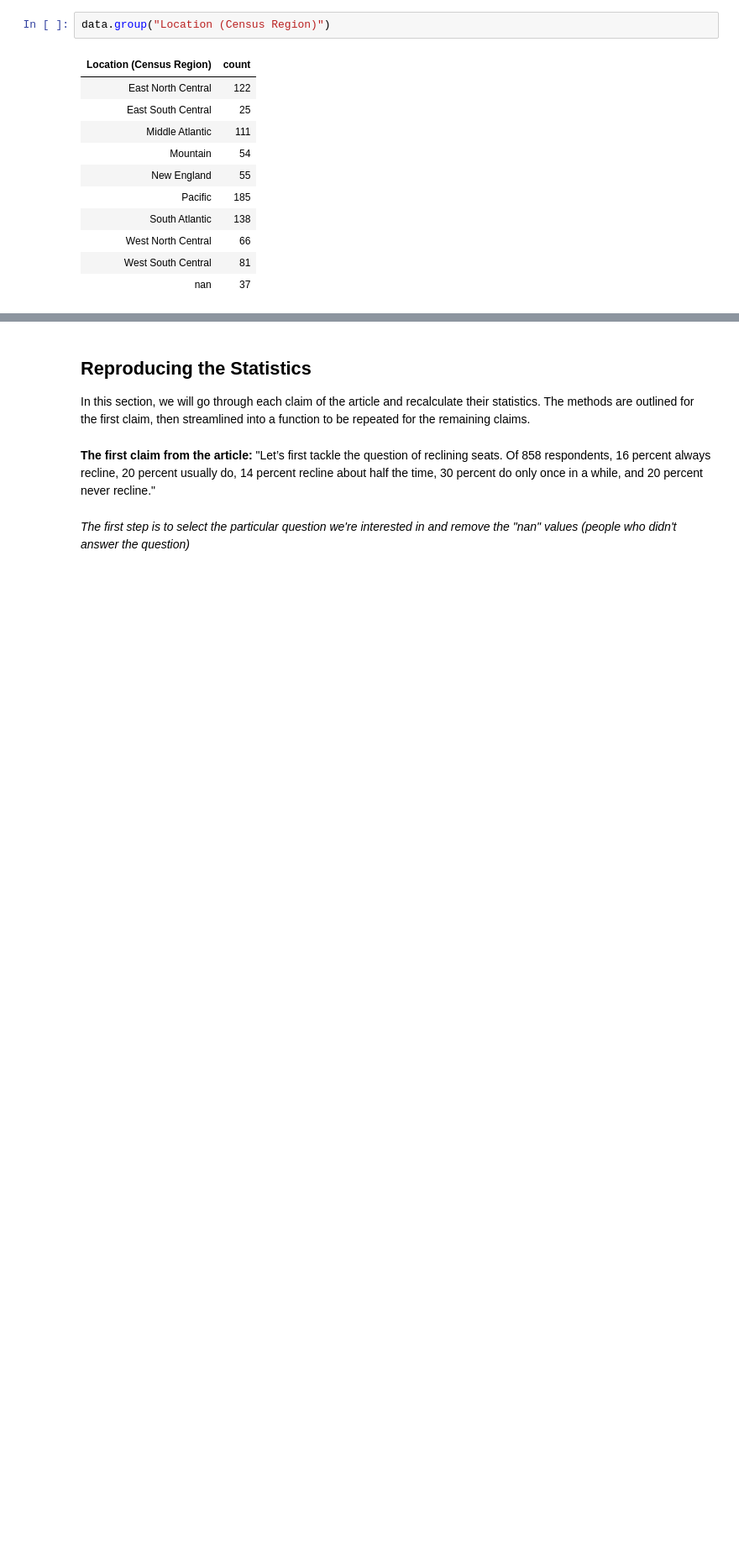
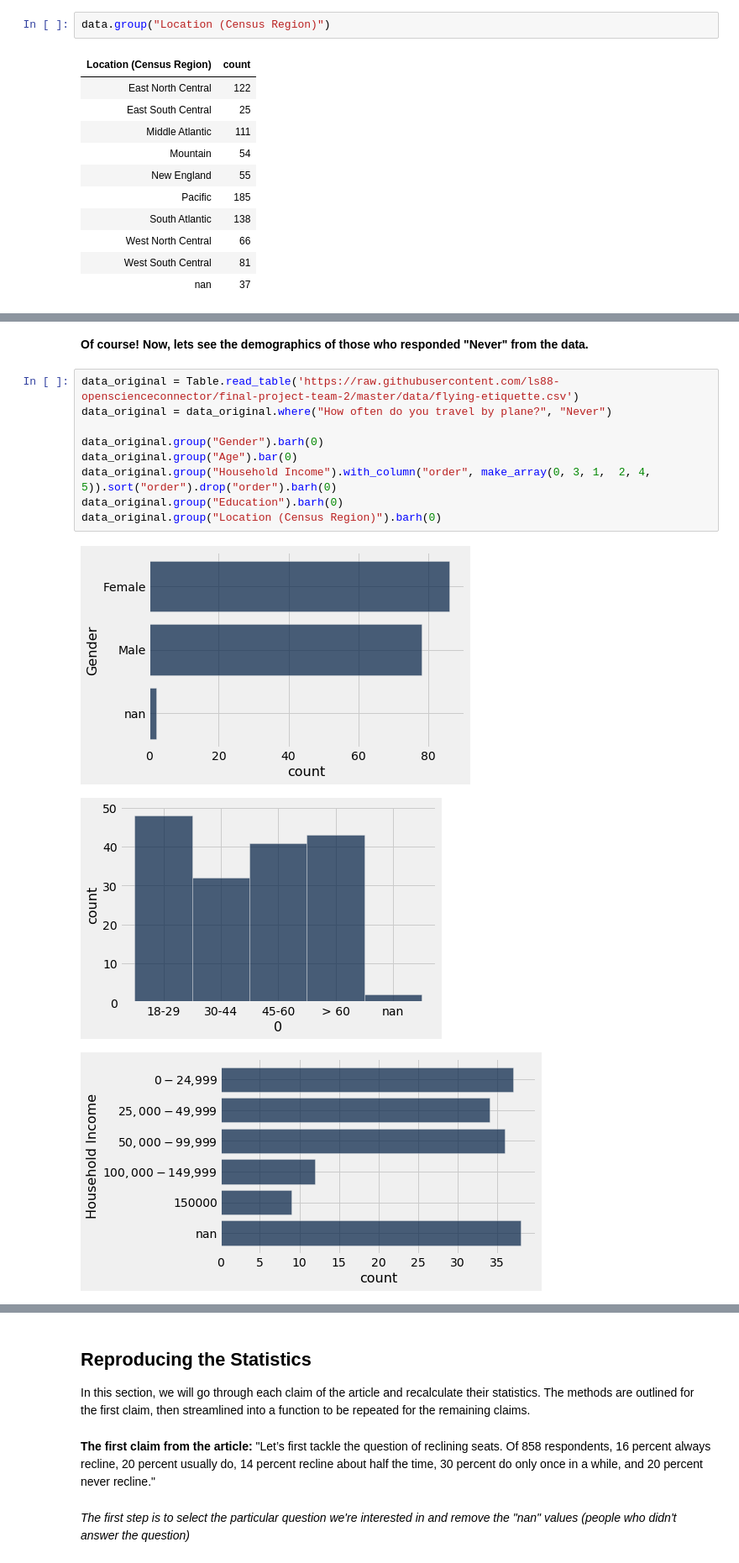
Before and after one commit to ls88-openscienceconnector/final-project-team-2, a Jupyter notebook: notebooks/airplane-analysis.ipynb, the cells around one changed output, grey strips where cells are left out. Shown at 84% size. Drawn from its saved outputs; the diff is of its cells as text; blank space fills up the shorter version.

```diff
--- a/notebooks/airplane-analysis.ipynb
+++ b/notebooks/airplane-analysis.ipynb
@@ -87,0 +113,15 @@ data.group("Location (Census Region)")
+# %% [markdown]
+**Of course! Now, lets see the demographics of those who responded "Never" from the data.**
+# %%
+data_original = Table.read_table('https://raw.githubusercontent.com/ls88-openscienceconnector/final-project-team-2/master/data/flying-etiquette.csv')
+data_original = data_original.where("How often do you travel by plane?", "Never")
+
+data_original.group("Gender").barh(0)
+data_original.group("Age").bar(0)
+data_original.group("Household Income").with_column("order", make_array(0, 3, 1,  2, 4, 5)).sort("order").drop("order").barh(0)
+data_original.group("Education").barh(0)
+data_original.group("Location (Census Region)").barh(0)
+# %% [output]
+[figure, added]
+[figure, added]
+[figure, added]
```
Also changed, not shown: parts of 31 cells of this notebook.
